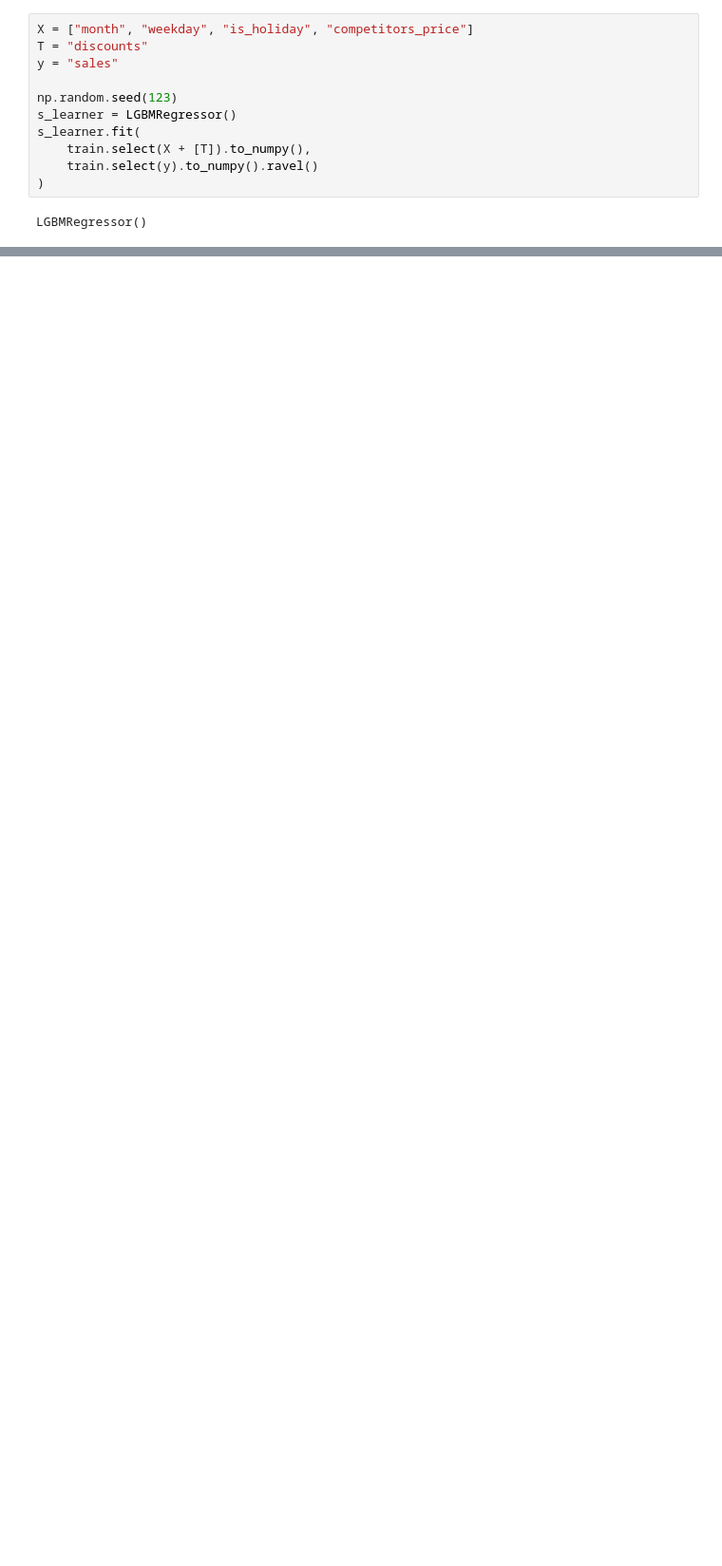
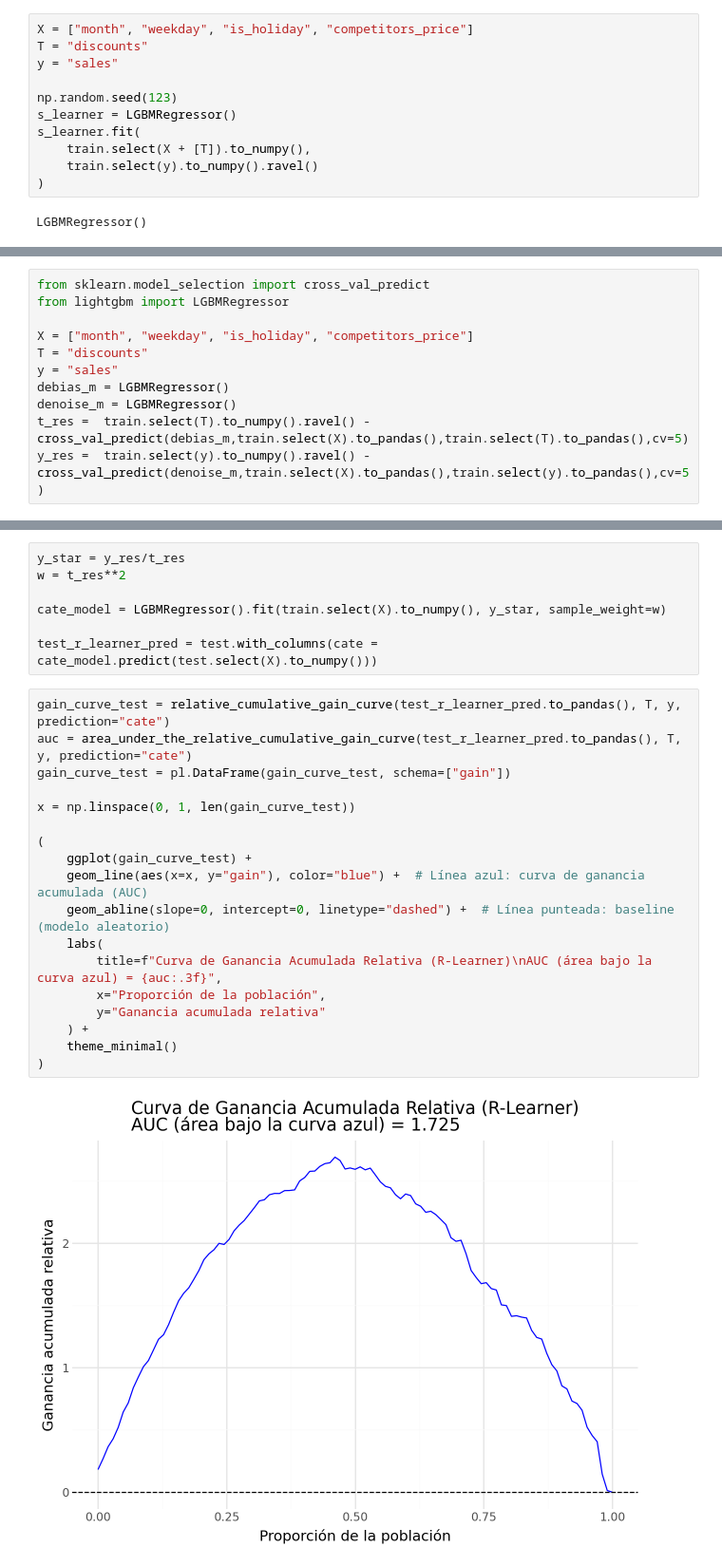
Before and after one commit to Sechi42/Causal_Inference-with-python, a Jupyter notebook: ch07/Meta-Learners.ipynb, the cells around one changed output, grey strips where cells are left out. Shown at 95% size. Drawn from its saved outputs; the diff is of its cells as text; blank space fills up the shorter version.

```diff
--- a/ch07/Meta-Learners.ipynb
+++ b/ch07/Meta-Learners.ipynb
@@ -302,0 +445,11 @@ LGBMRegressor()
+# %%
+from sklearn.model_selection import cross_val_predict
+from lightgbm import LGBMRegressor
+
+X = ["month", "weekday", "is_holiday", "competitors_price"]
+T = "discounts"
+y = "sales"
+debias_m = LGBMRegressor()
+denoise_m = LGBMRegressor()
+t_res =  train.select(T).to_numpy().ravel() - cross_val_predict(debias_m,train.select(X).to_pandas(),train.select(T).to_pandas(),cv=5)
+y_res =  train.select(y).to_numpy().ravel() - cross_val_predict(denoise_m,train.select(X).to_pandas(),train.select(y).to_pandas(),cv=5)
@@ -302,0 +462,27 @@ LGBMRegressor()
+# %%
+y_star = y_res/t_res
+w = t_res**2
+
+cate_model = LGBMRegressor().fit(train.select(X).to_numpy(), y_star, sample_weight=w)
+
+test_r_learner_pred = test.with_columns(cate = cate_model.predict(test.select(X).to_numpy()))
+# %%
+gain_curve_test = relative_cumulative_gain_curve(test_r_learner_pred.to_pandas(), T, y, prediction="cate")
+auc = area_under_the_relative_cumulative_gain_curve(test_r_learner_pred.to_pandas(), T, y, prediction="cate")
+gain_curve_test = pl.DataFrame(gain_curve_test, schema=["gain"])
+
+x = np.linspace(0, 1, len(gain_curve_test))
+
+(
+    ggplot(gain_curve_test) +
+    geom_line(aes(x=x, y="gain"), color="blue") +  # Línea azul: curva de ganancia acumulada (AUC)
+    geom_abline(slope=0, intercept=0, linetype="dashed") +  # Línea punteada: baseline (modelo aleatorio)
+    labs(
+        title=f"Curva de Ganancia Acumulada Relativa (R-Learner)\nAUC (área bajo la curva azul) = {auc:.3f}",
+        x="Proporción de la población",
+        y="Ganancia acumulada relativa"
+    ) +
+    theme_minimal()
+)
+# %% [output]
+[figure, added]
```
Also changed, not shown: parts of 18 cells of this notebook, 1 other file.
